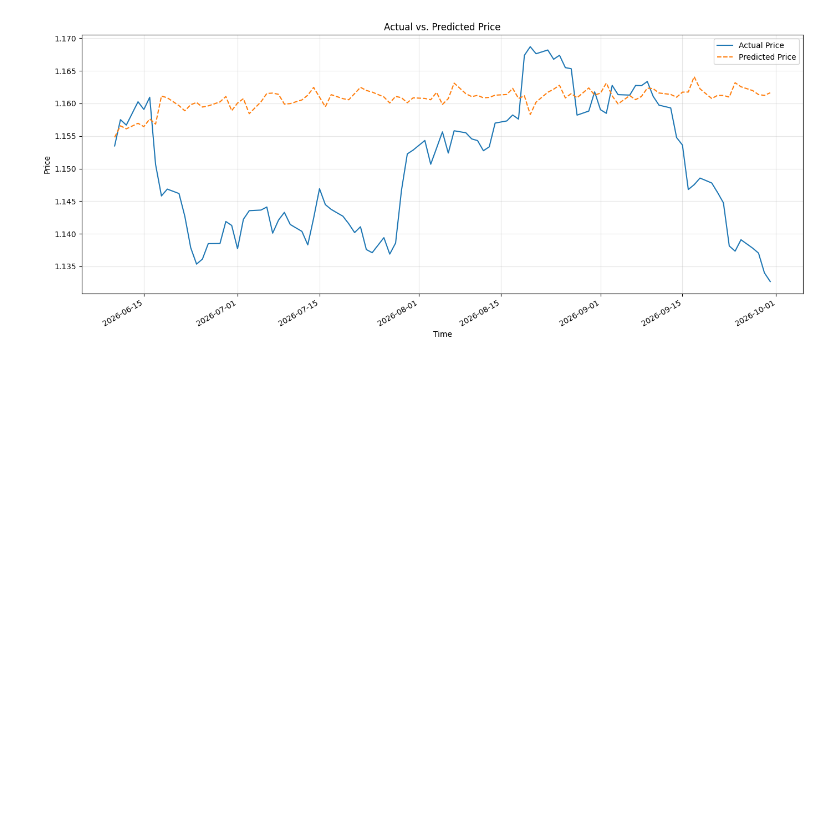
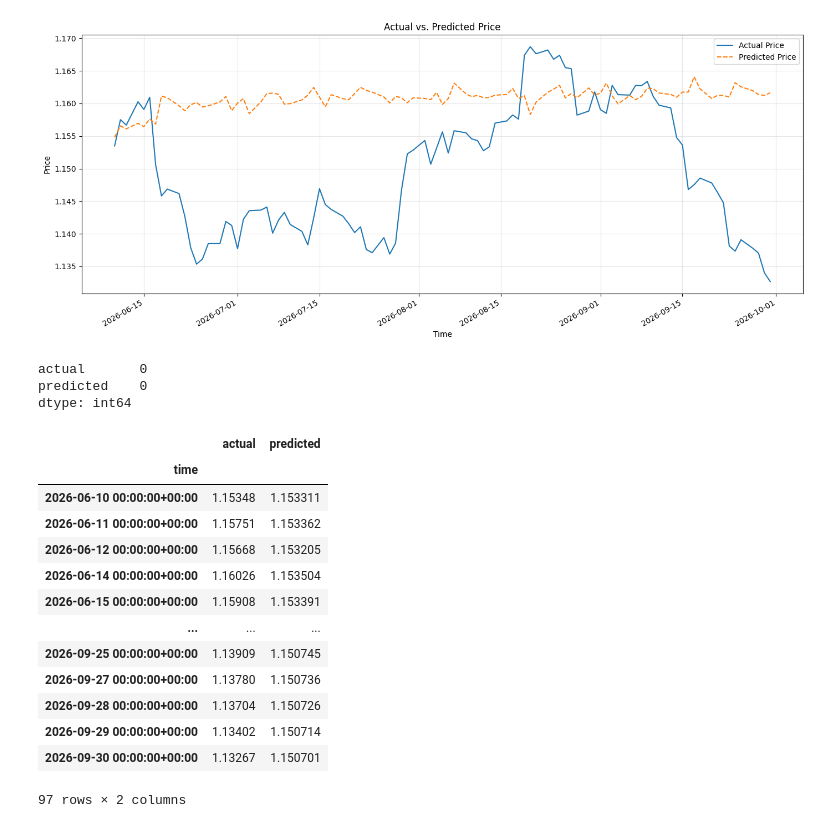
Before and after one commit to christiantommasi/public_tommasi_portfolio, a Jupyter notebook: 5_pipeline_financial_market/public_project.ipynb, the cells around one changed output. Saved outputs shown, nothing was run; the diff lists cells and outputs as text; code cells hidden in the pictures; blank space fills up the shorter version.

```diff
--- a/5_pipeline_financial_market/public_project.ipynb
+++ b/5_pipeline_financial_market/public_project.ipynb
@@ -1755,0 +1826,49 @@ compare_forecast_plot(compare_df_basemodel_eurcad);
+# %%
+# Get the last closing price from the training period
+last_train_close = eurcad_macro.loc[
+    y_train_change.index[-1], "close"
+]
+
+# Convert predicted changes to a NumPy array
+predicted_changes = forecast_change.to_numpy()
+
+# Reconstruct closing prices using cumulative predicted changes
+predicted_close = pd.Series(
+    last_train_close + np.cumsum(predicted_changes),
+    index=y_test_change.index,
+    name="predicted"
+)
+
+# Get actual closing prices
+actual_close = eurcad_macro.loc[
+    y_test_change.index, "close"
+].rename("actual")
+
+# Compare actual and predicted prices
+df_change_comparison = pd.concat(
+    [actual_close, predicted_close],
+    axis=1
+)
+
+print(df_change_comparison.isna().sum())
+# %% [output]
+actual       0
+predicted    0
+dtype: int64
+# %%
+df_change_comparison
+# %% [output]
+|  | actual | predicted |
+| time |  |  |
+| 2026-06-10 00:00:00+00:00 | 1.15348 | 1.153311 |
+| 2026-06-11 00:00:00+00:00 | 1.15751 | 1.153362 |
+| 2026-06-12 00:00:00+00:00 | 1.15668 | 1.153205 |
+| 2026-06-14 00:00:00+00:00 | 1.16026 | 1.153504 |
+| 2026-06-15 00:00:00+00:00 | 1.15908 | 1.153391 |
+| ... | ... | ... |
+| 2026-09-25 00:00:00+00:00 | 1.13909 | 1.150745 |
+| 2026-09-27 00:00:00+00:00 | 1.13780 | 1.150736 |
+| 2026-09-28 00:00:00+00:00 | 1.13704 | 1.150726 |
+| 2026-09-29 00:00:00+00:00 | 1.13402 | 1.150714 |
+| 2026-09-30 00:00:00+00:00 | 1.13267 | 1.150701 |
+97 rows × 2 columns
```
Also changed, not shown: parts of 7 cells of this notebook.
